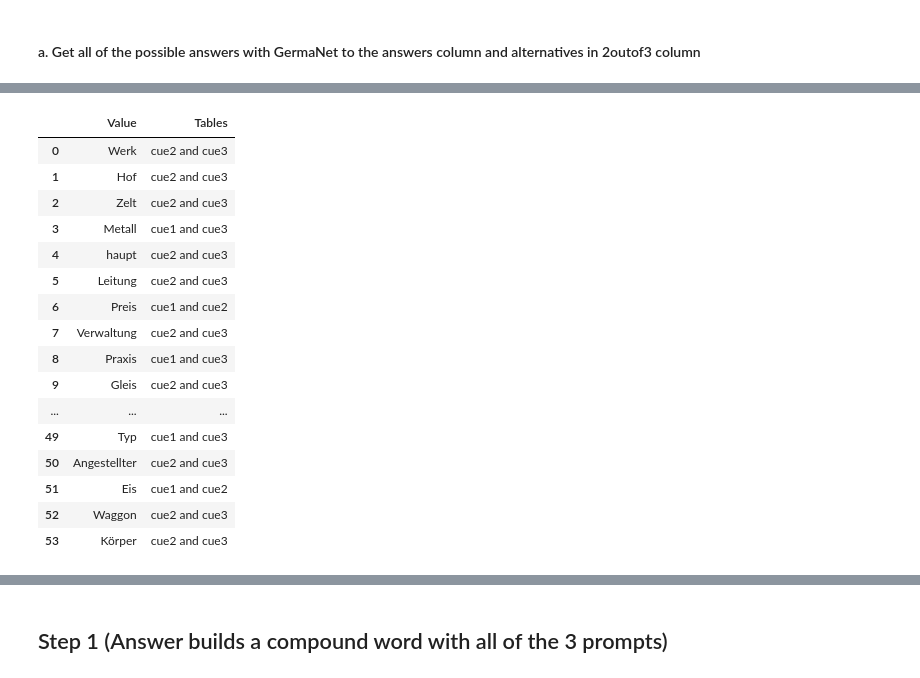
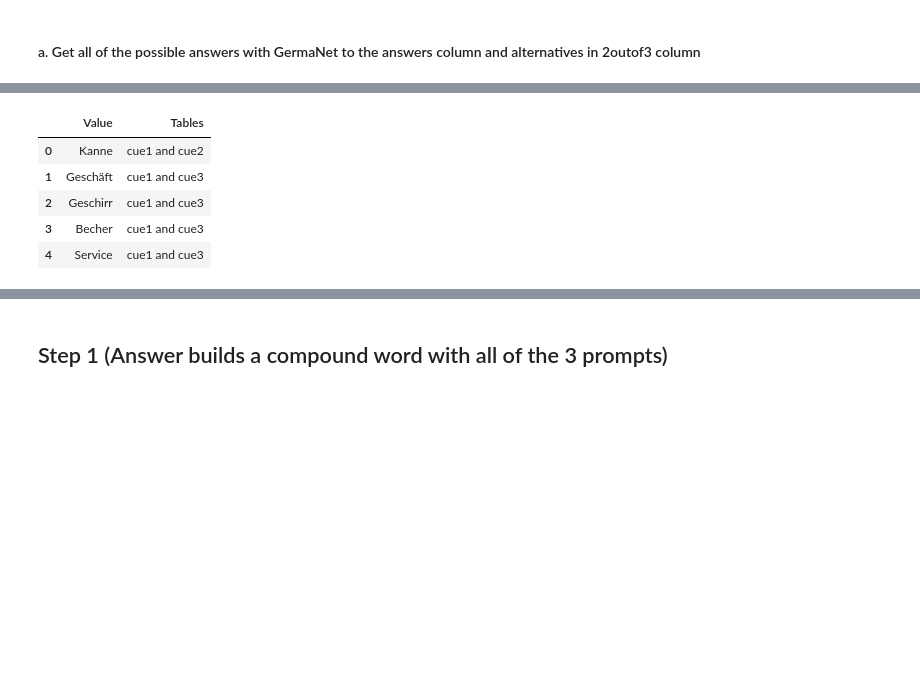
Before and after one commit to shatterthesky/CRAT_Scoring, a Jupyter notebook: Algorithm.ipynb, the cells around one changed output, grey strips where cells are left out. Saved outputs shown, nothing was run; the diff lists cells and outputs as text; code cells hidden in the pictures; blank space fills up the shorter version.

```diff
--- a/Algorithm.ipynb
+++ b/Algorithm.ipynb
@@ -255,22 +202,11 @@ for index in correct.index:
     # Assign the result_table to the dynamically generated variable
     globals()[result_table_name] = result_table
 # %%
-result_table6
+result_table1
 # %% [output]
 |  | Value | Tables |
-| 0 | Werk | cue2 and cue3 |
-| 1 | Hof | cue2 and cue3 |
-| 2 | Zelt | cue2 and cue3 |
-| 3 | Metall | cue1 and cue3 |
-| 4 | haupt | cue2 and cue3 |
-| 5 | Leitung | cue2 and cue3 |
-| 6 | Preis | cue1 and cue2 |
-| 7 | Verwaltung | cue2 and cue3 |
-| 8 | Praxis | cue1 and cue3 |
-| 9 | Gleis | cue2 and cue3 |
-| ... | ... | ... |
-| 49 | Typ | cue1 and cue3 |
-| 50 | Angestellter | cue2 and cue3 |
-| 51 | Eis | cue1 and cue2 |
-| 52 | Waggon | cue2 and cue3 |
-| 53 | Körper | cue2 and cue3 |
+| 0 | Kanne | cue1 and cue2 |
+| 1 | Geschäft | cue1 and cue3 |
+| 2 | Geschirr | cue1 and cue3 |
+| 3 | Becher | cue1 and cue3 |
+| 4 | Service | cue1 and cue3 |
```
Also changed, not shown: parts of 96 cells of this notebook.
